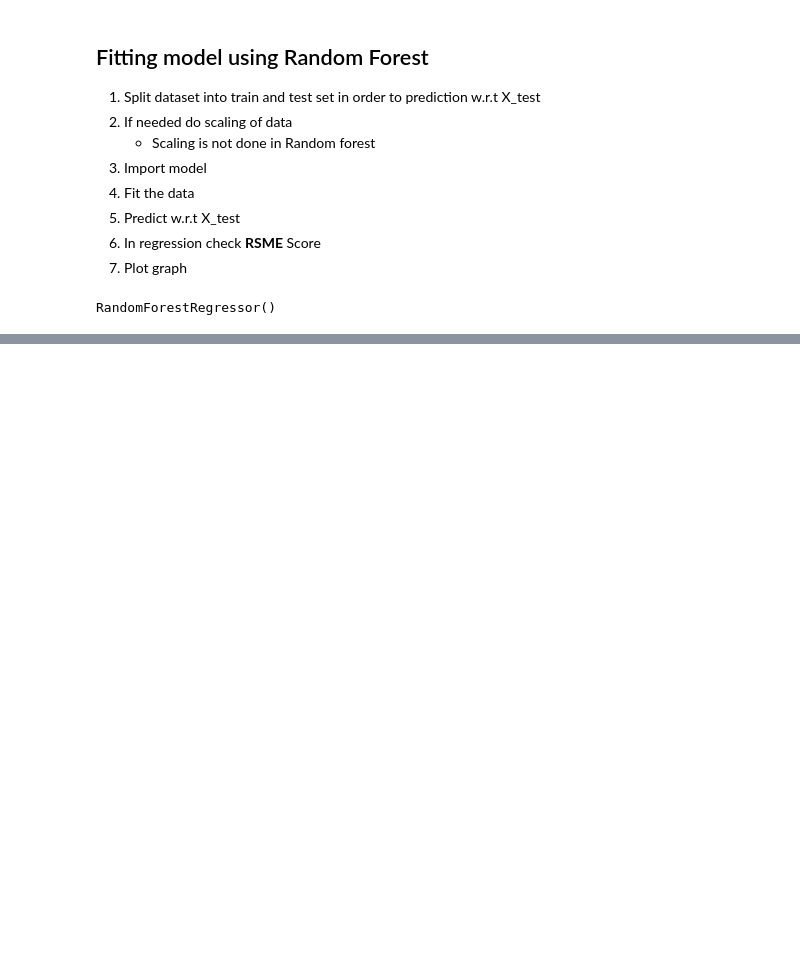
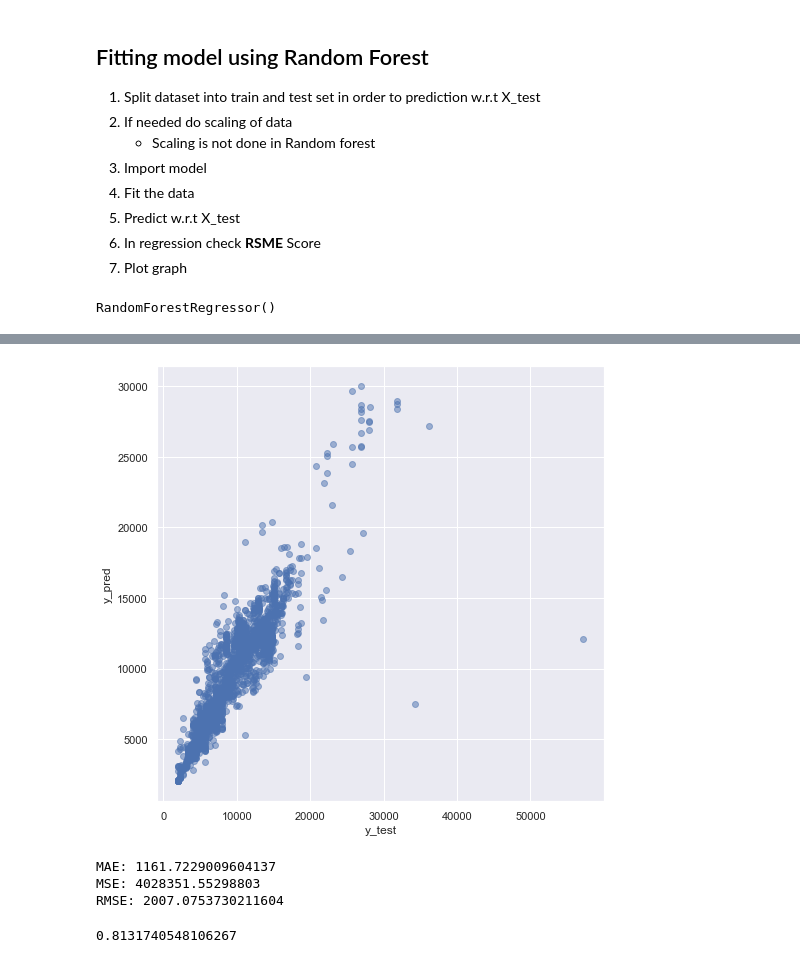
Before and after one commit to rahulkanojiya/Flight-Fare-Prediction, a Jupyter notebook: flight_price.ipynb, the cells around one changed output, grey strips where cells are left out. Drawn from its saved outputs; the diff is of its cells as text; code cells hidden in the pictures; blank space fills up the shorter version.

```diff
--- a/flight_price.ipynb
+++ b/flight_price.ipynb
@@ -625,0 +721,16 @@ RMSE: 2087.3162500528356
+# %%
+plt.figure(figsize = (8,8))
+plt.scatter(y_test, prediction, alpha = 0.5)
+plt.xlabel("y_test")
+plt.ylabel("y_pred")
+plt.show()
+# %% [output]
+[figure, added]
+# %%
+print('MAE:', metrics.mean_absolute_error(y_test, prediction))
+print('MSE:', metrics.mean_squared_error(y_test, prediction))
+print('RMSE:', np.sqrt(metrics.mean_squared_error(y_test, prediction)))
+# %% [output]
+MAE: 1161.7229009604137
+MSE: 4028351.55298803
+RMSE: 2007.0753730211604
@@ -625,0 +749,4 @@ RMSE: 2087.3162500528356
+# %%
+metrics.r2_score(y_test, y_prediction)
+# %% [output]
+0.8131740548106267
```
Also changed, not shown: parts of 24 cells of this notebook.
